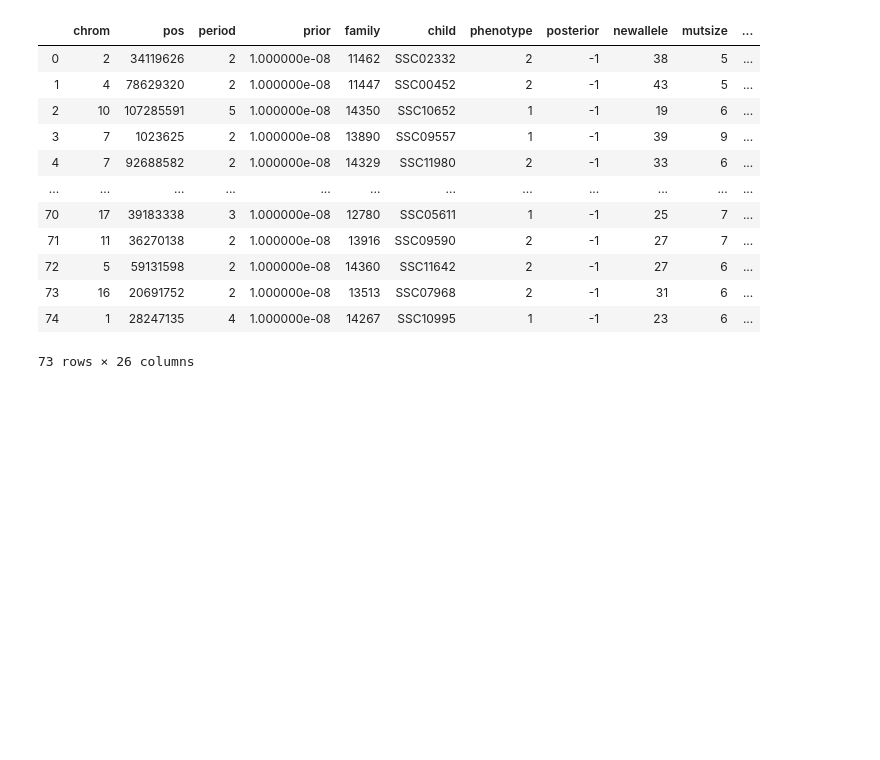
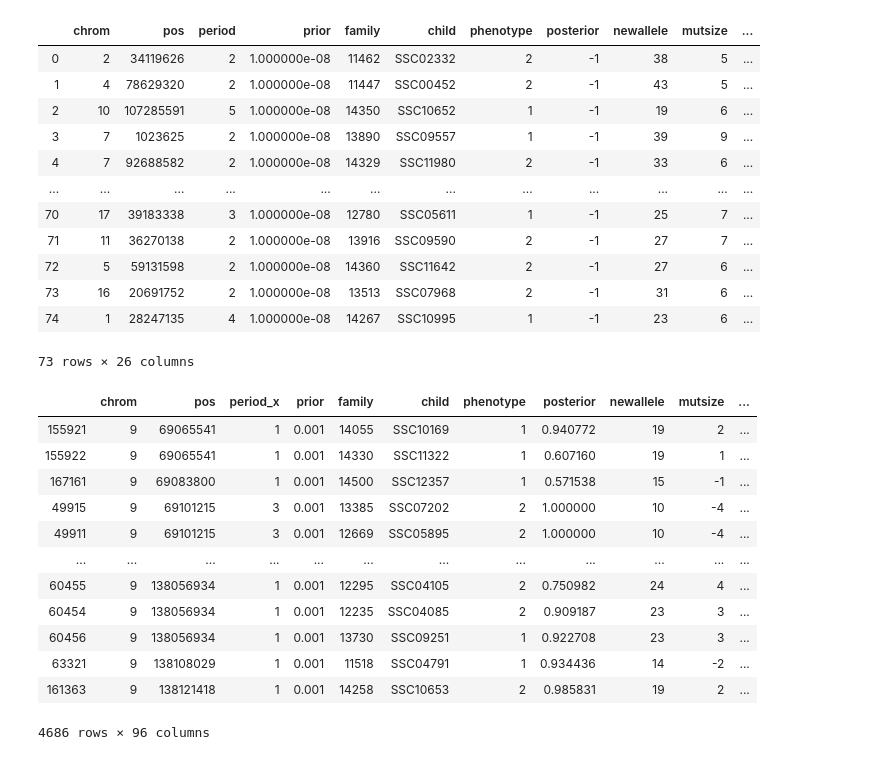
Before and after one commit to gymreklab/ssc-denovos-paper, a Jupyter notebook: figure-notebooks-v2/Mitra_etal_Figure3+4_Burden_v2.ipynb, the cells around one changed output. Cells and saved outputs as stored; diff of their text form; code cells hidden in the pictures; blank space fills up the shorter version.

```diff
--- a/figure-notebooks-v2/Mitra_etal_Figure3+4_Burden_v2.ipynb
+++ b/figure-notebooks-v2/Mitra_etal_Figure3+4_Burden_v2.ipynb
@@ -815,3 +825,25 @@ ndata # add chrX separately.
 | 73 | 16 | 20691752 | 2 | 1.000000e-08 | 13513 | SSC07968 | 2 | -1 | 31 | 6 | ... |
 | 74 | 1 | 28247135 | 4 | 1.000000e-08 | 14267 | SSC10995 | 1 | -1 | 23 | 6 | ... |
 73 rows × 26 columns
+# %%
+# scratch
+# DMPK - Trost found in family 1039 expansion
+#finaldata[finaldata["pos"]==45770205]
+#seldata[seldata["pos"]==45770205]
+
+# FXN
+finaldata[(finaldata["chrom"]==9) & (finaldata["pos"]>69037261)].sort_values("pos")
+# %% [output]
+|  | chrom | pos | period_x | prior | family | child | phenotype | posterior | newallele | mutsize | ... |
+| 155921 | 9 | 69065541 | 1 | 0.001 | 14055 | SSC10169 | 1 | 0.940772 | 19 | 2 | ... |
+| 155922 | 9 | 69065541 | 1 | 0.001 | 14330 | SSC11322 | 1 | 0.607160 | 19 | 1 | ... |
+| 167161 | 9 | 69083800 | 1 | 0.001 | 14500 | SSC12357 | 1 | 0.571538 | 15 | -1 | ... |
+| 49915 | 9 | 69101215 | 3 | 0.001 | 13385 | SSC07202 | 2 | 1.000000 | 10 | -4 | ... |
+| 49911 | 9 | 69101215 | 3 | 0.001 | 12669 | SSC05895 | 2 | 1.000000 | 10 | -4 | ... |
+| ... | ... | ... | ... | ... | ... | ... | ... | ... | ... | ... | ... |
+| 60455 | 9 | 138056934 | 1 | 0.001 | 12295 | SSC04105 | 2 | 0.750982 | 24 | 4 | ... |
+| 60454 | 9 | 138056934 | 1 | 0.001 | 12235 | SSC04085 | 2 | 0.909187 | 23 | 3 | ... |
+| 60456 | 9 | 138056934 | 1 | 0.001 | 13730 | SSC09251 | 1 | 0.922708 | 23 | 3 | ... |
+| 63321 | 9 | 138108029 | 1 | 0.001 | 11518 | SSC04791 | 1 | 0.934436 | 14 | -2 | ... |
+| 161363 | 9 | 138121418 | 1 | 0.001 | 14258 | SSC10653 | 2 | 0.985831 | 19 | 2 | ... |
+4686 rows × 96 columns
```
Also changed, not shown: parts of 4 cells of this notebook, 1 other file.
